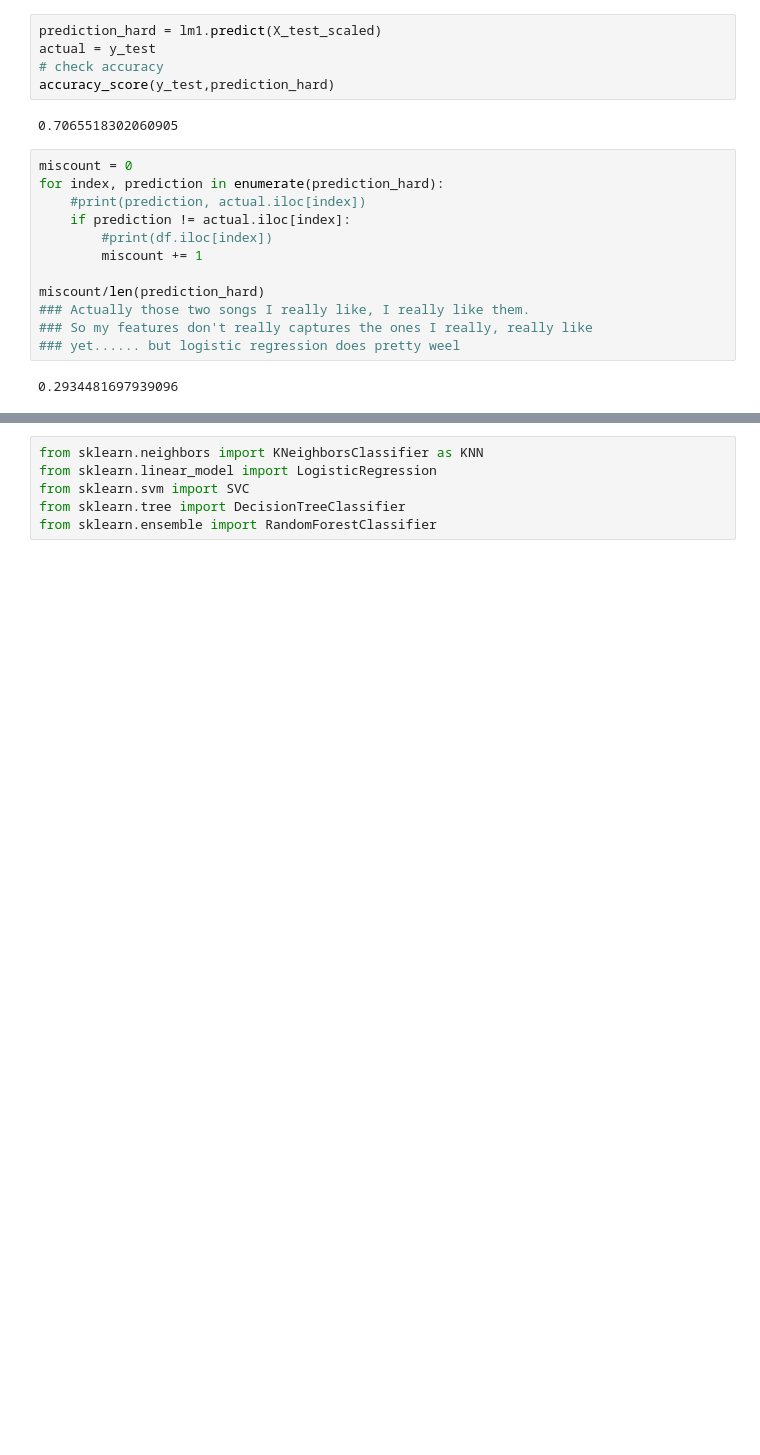
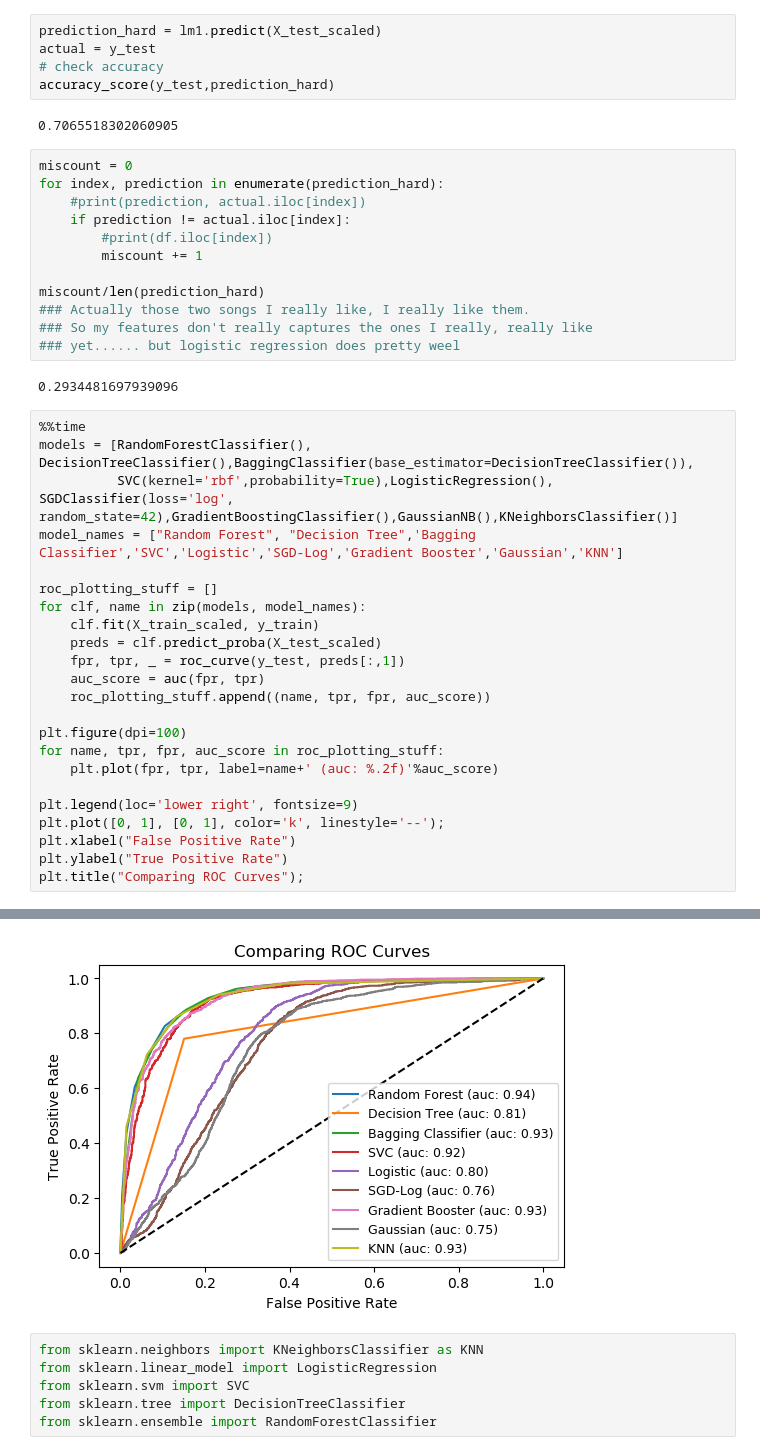
Before and after one commit to MCassetti/project_mcnulty, a Jupyter notebook: Model1_Validation.ipynb, the cells around one changed output, grey strips where cells are left out. Saved outputs shown, nothing was run; the diff lists cells and outputs as text; blank space fills up the shorter version.

```diff
--- a/Model1_Validation.ipynb
+++ b/Model1_Validation.ipynb
@@ -192,3 +207,27 @@ miscount/len(prediction_hard)
 ### yet...... but logistic regression does pretty weel
 # %% [output]
 0.2934481697939096
+# %%
+%%time
+models = [RandomForestClassifier(), DecisionTreeClassifier(),BaggingClassifier(base_estimator=DecisionTreeClassifier()),
+          SVC(kernel='rbf',probability=True),LogisticRegression(), SGDClassifier(loss='log', random_state=42),GradientBoostingClassifier(),GaussianNB(),KNeighborsClassifier()]
+model_names = ["Random Forest", "Decision Tree",'Bagging Classifier','SVC','Logistic','SGD-Log','Gradient Booster','Gaussian','KNN']
+
+roc_plotting_stuff = []
+for clf, name in zip(models, model_names):
+    clf.fit(X_train_scaled, y_train)
+    preds = clf.predict_proba(X_test_scaled)
+    fpr, tpr, _ = roc_curve(y_test, preds[:,1])
+    auc_score = auc(fpr, tpr)
+    roc_plotting_stuff.append((name, tpr, fpr, auc_score))
+
+plt.figure(dpi=100)
+for name, tpr, fpr, auc_score in roc_plotting_stuff:
+    plt.plot(fpr, tpr, label=name+' (auc: %.2f)'%auc_score)
+
+plt.legend(loc='lower right', fontsize=9)
+plt.plot([0, 1], [0, 1], color='k', linestyle='--');
+plt.xlabel("False Positive Rate")
+plt.ylabel("True Positive Rate")
+plt.title("Comparing ROC Curves");
+# %% [output]
@@ -195,3 +236,4 @@ miscount/len(prediction_hard)
+[figure, added]
 # %%
 from sklearn.neighbors import KNeighborsClassifier as KNN
 from sklearn.linear_model import LogisticRegression
```
Also changed, not shown: parts of 19 cells of this notebook, 15 other files.
